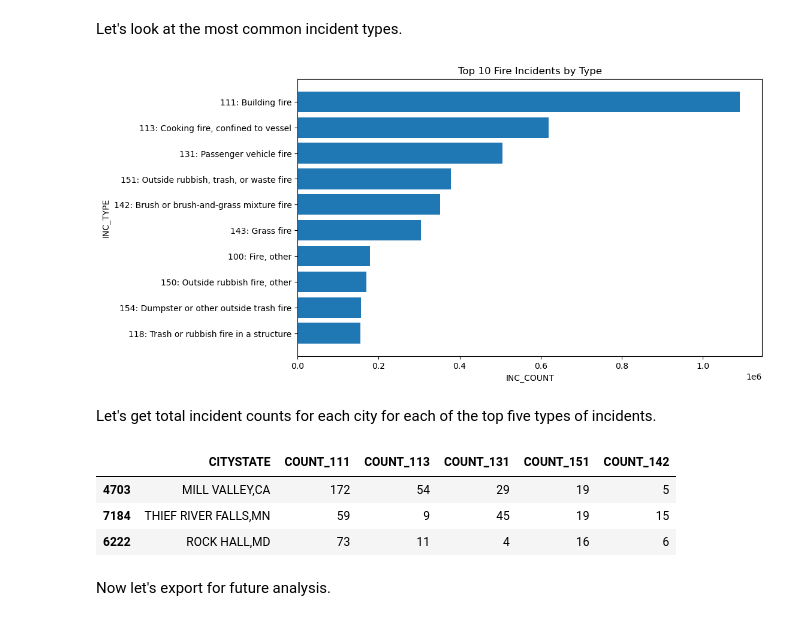
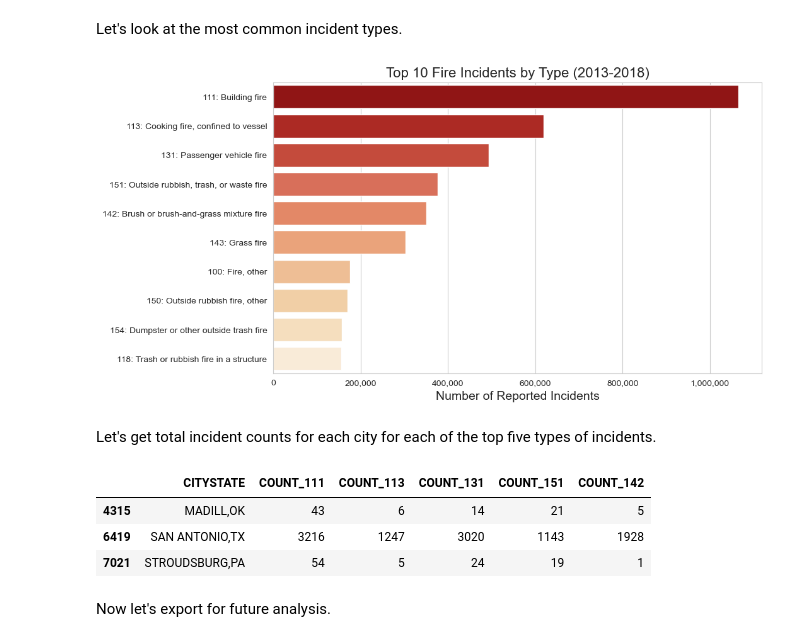
Before and after one commit to jackvandeleuv/house_fire_dashboard, a Jupyter notebook: analyze/incident_counts.ipynb, the cells around one changed output. Saved outputs shown, nothing was run; the diff lists cells and outputs as text; code cells hidden in the pictures.

```diff
--- a/analyze/incident_counts.ipynb
+++ b/analyze/incident_counts.ipynb
@@ -121,7 +130,7 @@ total_incidents.to_csv(WORKING_DIRECTORY + 'processed/total_incident_count.csv',
 Let's also look at the counts of different incident type codes.
 # %%
 # 4 minutes to run
-by_incident_type = pd.read_sql("""
+by_type_13_18 = pd.read_sql("""
     SELECT
         ia.CITY || ',' || ia.STATE AS CITYSTATE,
         bi.INC_TYPE AS INC_TYPE,
@@ -130,53 +139,60 @@ by_incident_type = pd.read_sql("""
         JOIN incident_address ia
         USING (INCIDENT_KEY)
     WHERE bi.INC_TYPE < 200
+        AND bi.EXP_NO = 0
         AND CAST(SUBSTR(ia.INC_DATE, LENGTH(ia.INC_DATE) - 3, 4) AS INTEGER) < 2019
     GROUP BY ia.CITY, ia.STATE, bi.INC_TYPE
 """, conn)
 # %% [markdown]
 Let's look at the most common incident types.
 # %%
-grouped_data = by_incident_type \
+grouped_data = by_type_13_18 \
     .groupby('INC_TYPE')['INC_COUNT'] \
     .sum() \
     .reset_index()
 sorted_data = grouped_data.sort_values('INC_COUNT', ascending=False)
 
 # Avoid copy warning
 top_10 = sorted_data.head(10).copy()
 
 descriptions = {
     111: 'Building fire',
     113: 'Cooking fire, confined to vessel',
     131: 'Passenger vehicle fire',
     151: 'Outside rubbish, trash, or waste fire',
     142: 'Brush or brush-and-grass mixture fire',
     143: 'Grass fire',
     150: 'Outside rubbish fire, other',
     100: 'Fire, other',
     118: 'Trash or rubbish fire in a structure',
     154: 'Dumpster or other outside trash fire',
 }
 
 top_10.loc[:, 'INC_TYPE_DESC'] = top_10['INC_TYPE'].map(descriptions)
 top_10.loc[:, 'INC_TYPE_WITH_DESC'] = top_10['INC_TYPE'].astype(str) + ': ' + top_10['INC_TYPE_DESC']
 
-top_10 = top_10.sort_values('INC_COUNT', ascending=True)
+top_10 = top_10.sort_values('INC_COUNT', ascending=False)
 
-plt.figure(figsize=(10, 6))
-plt.barh(top_10['INC_TYPE_WITH_DESC'], top_10['INC_COUNT'])
-plt.xlabel('INC_COUNT')
-plt.ylabel('INC_TYPE')
-plt.title('Top 10 Fire Incidents by Type')
+sns.set_style("whitegrid")
+fig, ax = plt.subplots(figsize=(10, 6))
+palette = sns.color_palette("OrRd_r", len(top_10))
+sns.barplot(y=top_10['INC_TYPE_WITH_DESC'], x=top_10['INC_COUNT'], palette=palette, ax=ax)
+ax.set_xlabel('Number of Reported Incidents', fontsize=14)
+ax.set_ylabel('')
+ax.set_title('Top 10 Fire Incidents by Type (2013-2018)', fontsize=16)
+
+# Create a function to format x-axis ticks
+comma_format = FuncFormatter(lambda x, p: format(int(x), ','))
+ax.xaxis.set_major_formatter(comma_format)
 plt.show()
 # %% [output]
-[figure, old version]
+[figure, new version]
 # %% [markdown]
 Let's get total incident counts for each city for each of the top five types of incidents.
 # %%
 incident_types = [111, 113, 131, 151, 142]
 
-top_5 = by_incident_type[by_incident_type['INC_TYPE'].isin(incident_types)].pivot_table(
+top_5 = by_type_13_18[by_type_13_18['INC_TYPE'].isin(incident_types)].pivot_table(
     index=['CITYSTATE'], columns='INC_TYPE', values='INC_COUNT', fill_value=0
 )
 
@@ -194,9 +210,9 @@ top_5.columns = [
 top_5.sample(n=3, random_state=1)
 # %% [output]
 |  | CITYSTATE | COUNT_111 | COUNT_113 | COUNT_131 | COUNT_151 | COUNT_142 |
-| 4703 | MILL VALLEY,CA | 172 | 54 | 29 | 19 | 5 |
-| 7184 | THIEF RIVER FALLS,MN | 59 | 9 | 45 | 19 | 15 |
-| 6222 | ROCK HALL,MD | 73 | 11 | 4 | 16 | 6 |
+| 4315 | MADILL,OK | 43 | 6 | 14 | 21 | 5 |
+| 6419 | SAN ANTONIO,TX | 3216 | 1247 | 3020 | 1143 | 1928 |
+| 7021 | STROUDSBURG,PA | 54 | 5 | 24 | 19 | 1 |
 # %% [markdown]
 Now let's export for future analysis.
 # %%
```
Also changed, not shown: parts of 8 cells of this notebook, 7 other files.
